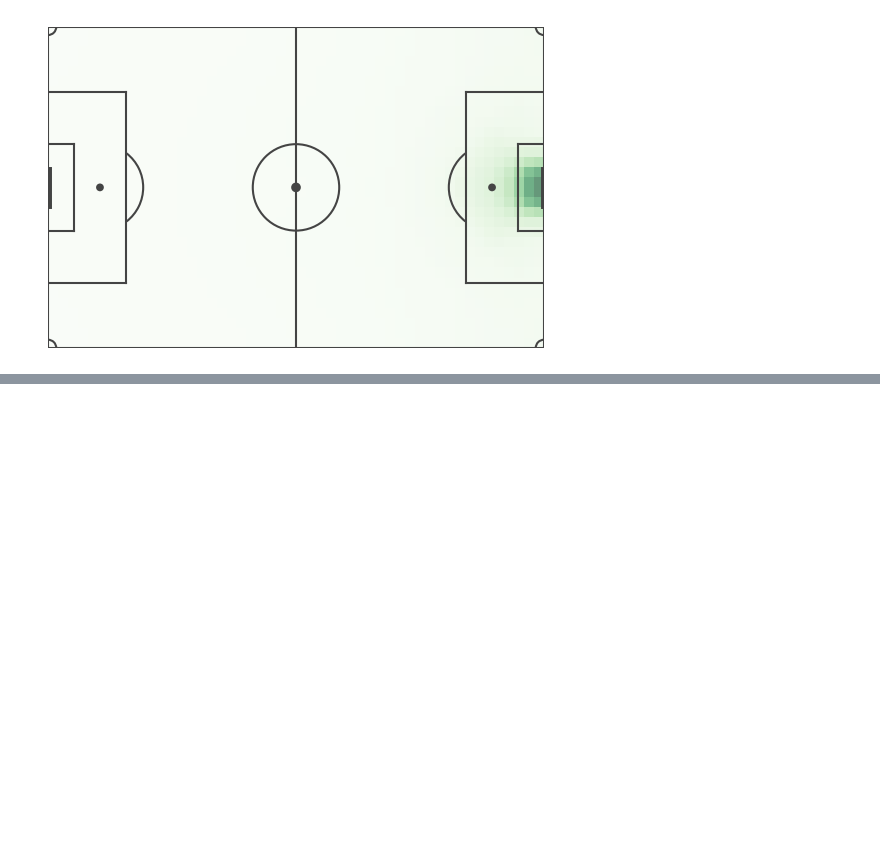
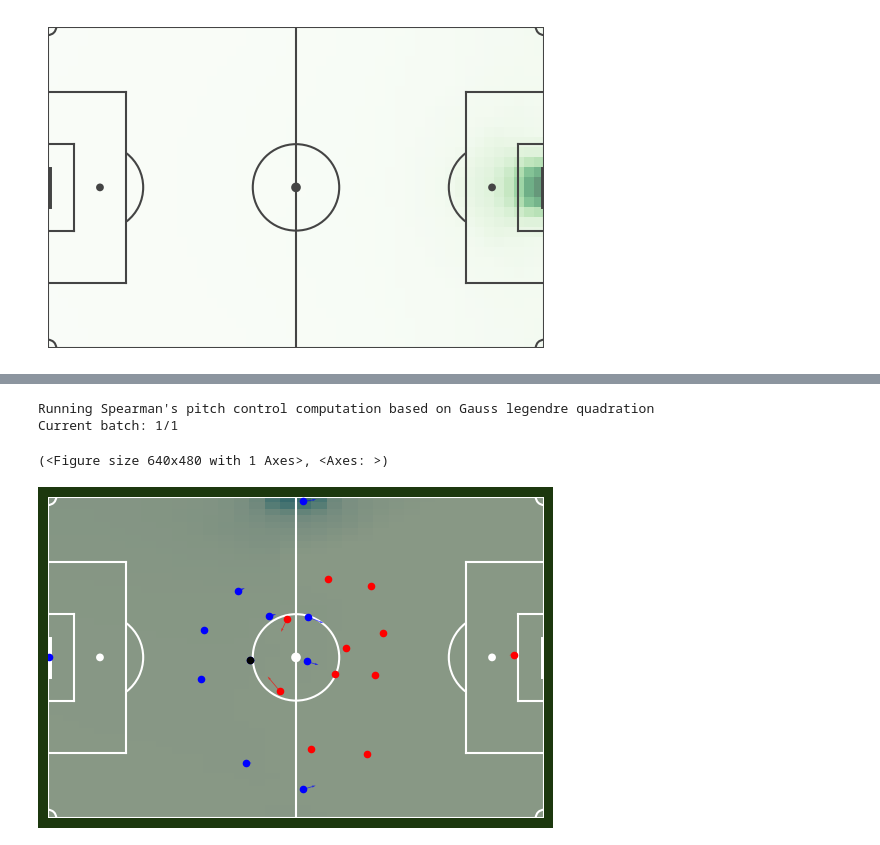
Before and after one commit to DavidB1999/My_Football_Analytics, a Jupyter notebook: EPV/EPV_schmier.ipynb, the cells around one changed output, grey strips where cells are left out. Drawn from its saved outputs; the diff is of its cells as text; code cells hidden in the pictures; blank space fills up the shorter version.

```diff
--- a/EPV/EPV_schmier.ipynb
+++ b/EPV/EPV_schmier.ipynb
@@ -83,7 +83,7 @@ epv.plot_grid()
 (<Figure size 640x480 with 1 Axes>, <Axes: >)
 [figure]
 # %%
-epv = get_EPV_grid(fname='FoTD_grid.csv', origin='Friends of Tracking [Laurie Shaw]', td_object=td_object, team = 'away')
+epv = get_EPV_grid(fname='FoTD_grid.csv', origin='Friends of Tracking [Laurie Shaw]', td_object=td_object, team = 'Away')
 epv.plot_grid()
 # %% [output]
 (<Figure size 640x480 with 1 Axes>, <Axes: >)
@@ -90,0 +132,7 @@ epv.plot_grid()
+# %%
+epv.plot_AV_grid(frame=100)
+# %% [output]
+Running Spearman's pitch control computation based on Gauss legendre quadration
+Current batch: 1/1
+(<Figure size 640x480 with 1 Axes>, <Axes: >)
+[figure, added]
```
Also changed, not shown: parts of 4 cells of this notebook, 2 other files.
